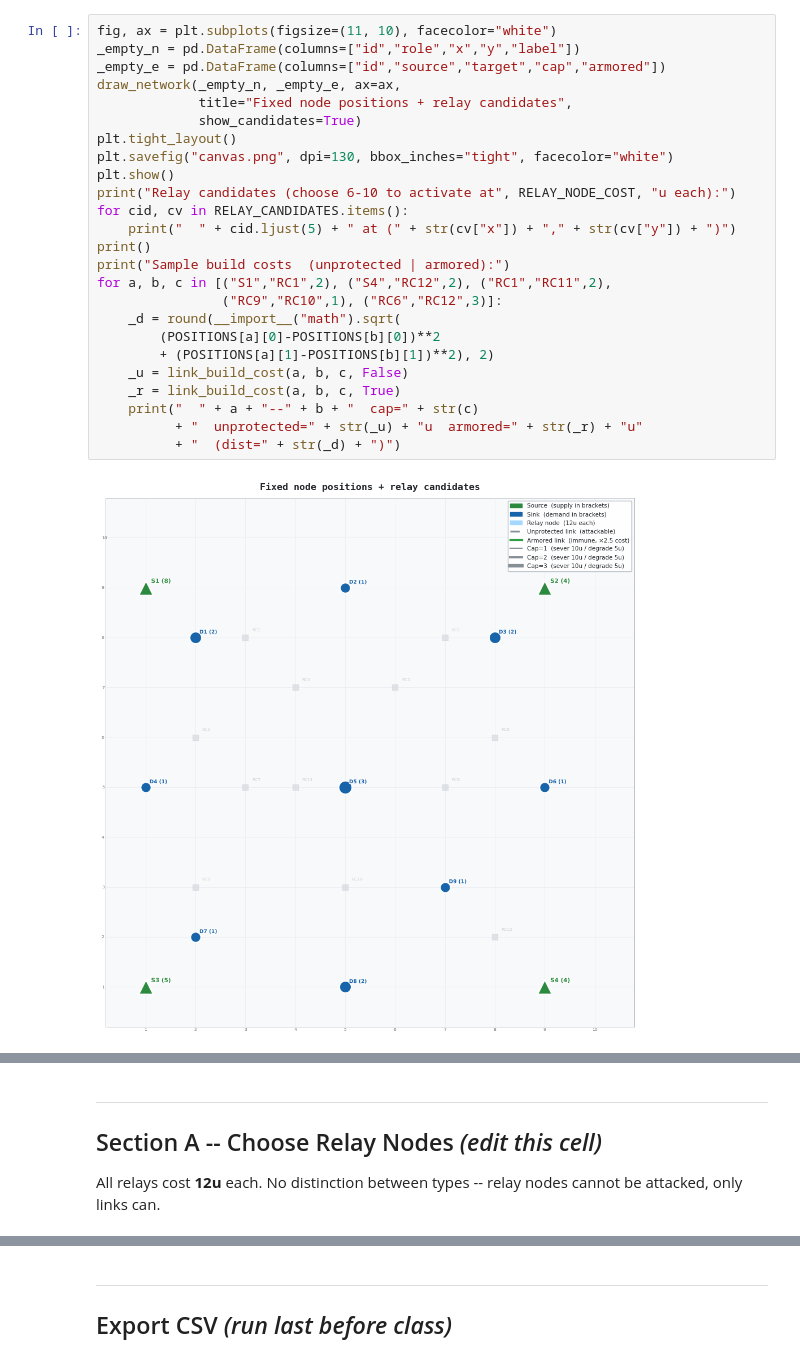
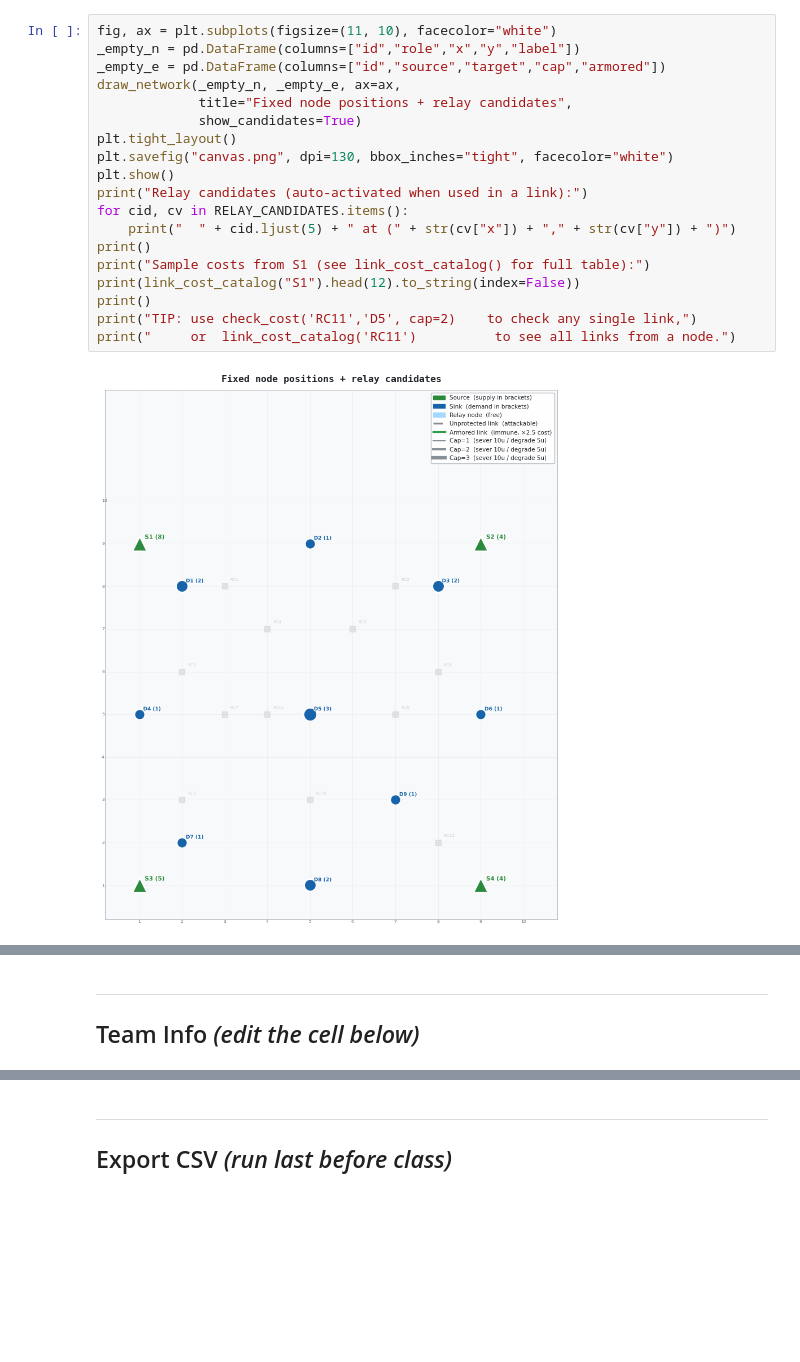
Before and after one commit to Yiping-UPSaclay/Operation_Gridlock_SM11, a Jupyter notebook: BT_design.ipynb, the cells around one changed output, grey strips where cells are left out. Drawn from its saved outputs; the diff is of its cells as text; blank space fills up the shorter version.

```diff
--- a/BT_design.ipynb
+++ b/BT_design.ipynb
@@ -47,27 +90,21 @@ Notebook ready.
 # %%
 fig, ax = plt.subplots(figsize=(11, 10), facecolor="white")
 _empty_n = pd.DataFrame(columns=["id","role","x","y","label"])
 _empty_e = pd.DataFrame(columns=["id","source","target","cap","armored"])
 draw_network(_empty_n, _empty_e, ax=ax,
              title="Fixed node positions + relay candidates",
              show_candidates=True)
 plt.tight_layout()
 plt.savefig("canvas.png", dpi=130, bbox_inches="tight", facecolor="white")
 plt.show()
-print("Relay candidates (choose 6-10 to activate at", RELAY_NODE_COST, "u each):")
+print("Relay candidates (auto-activated when used in a link):")
 for cid, cv in RELAY_CANDIDATES.items():
     print("  " + cid.ljust(5) + " at (" + str(cv["x"]) + "," + str(cv["y"]) + ")")
 print()
-print("Sample build costs  (unprotected | armored):")
-for a, b, c in [("S1","RC1",2), ("S4","RC12",2), ("RC1","RC11",2),
-                ("RC9","RC10",1), ("RC6","RC12",3)]:
-    _d = round(__import__("math").sqrt(
-        (POSITIONS[a][0]-POSITIONS[b][0])**2
-        + (POSITIONS[a][1]-POSITIONS[b][1])**2), 2)
-    _u = link_build_cost(a, b, c, False)
-    _r = link_build_cost(a, b, c, True)
-    print("  " + a + "--" + b + "  cap=" + str(c)
-          + "  unprotected=" + str(_u) + "u  armored=" + str(_r) + "u"
-          + "  (dist=" + str(_d) + ")")
+print("Sample costs from S1 (see link_cost_catalog() for full table):")
+print(link_cost_catalog("S1").head(12).to_string(index=False))
+print()
+print("TIP: use check_cost('RC11','D5', cap=2)    to check any single link,")
+print("     or  link_cost_catalog('RC11')          to see all links from a node.")
 # %% [output]
-[figure, old version]
+[figure, new version]
@@ -94,7 +128,5 @@ Sample build costs  (unprotected | armored):
 # %% [markdown]
 ---
-## Section A -- Choose Relay Nodes  *(edit this cell)*
-
-All relays cost **12u** each. No distinction between types -- relay nodes cannot be attacked, only links can.
+## Team Info  *(edit the cell below)*
 # %%
 # ============================================================
```
Also changed, not shown: parts of 18 cells of this notebook, 28 other files.
